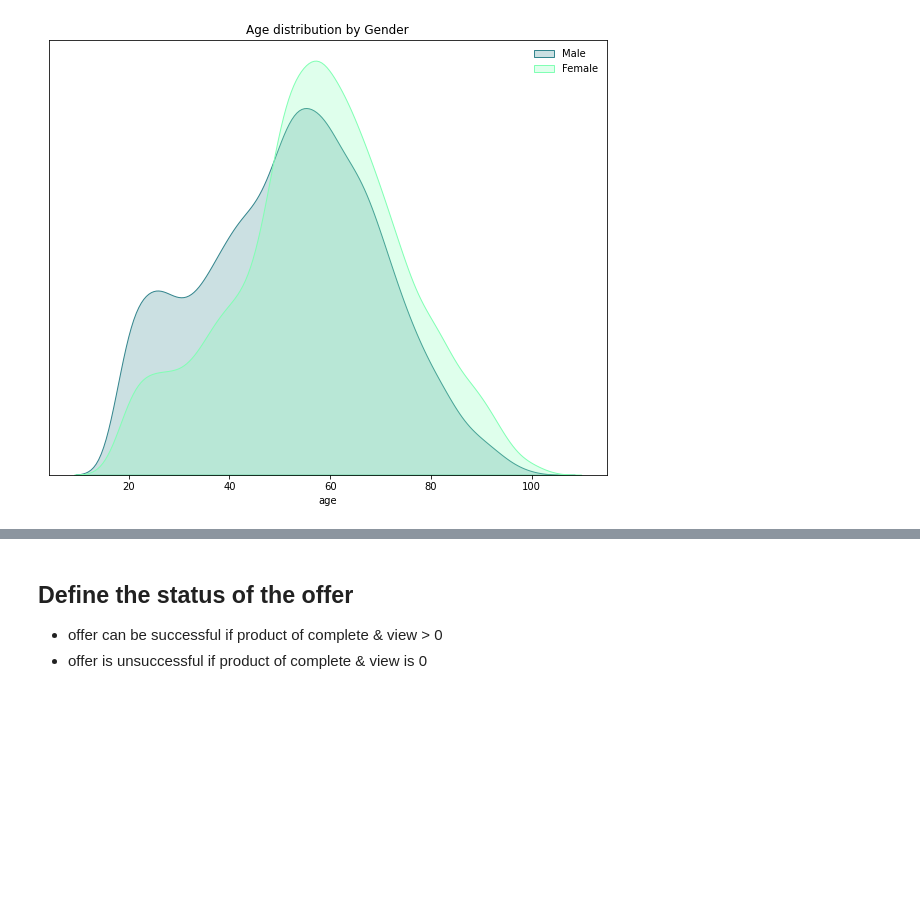
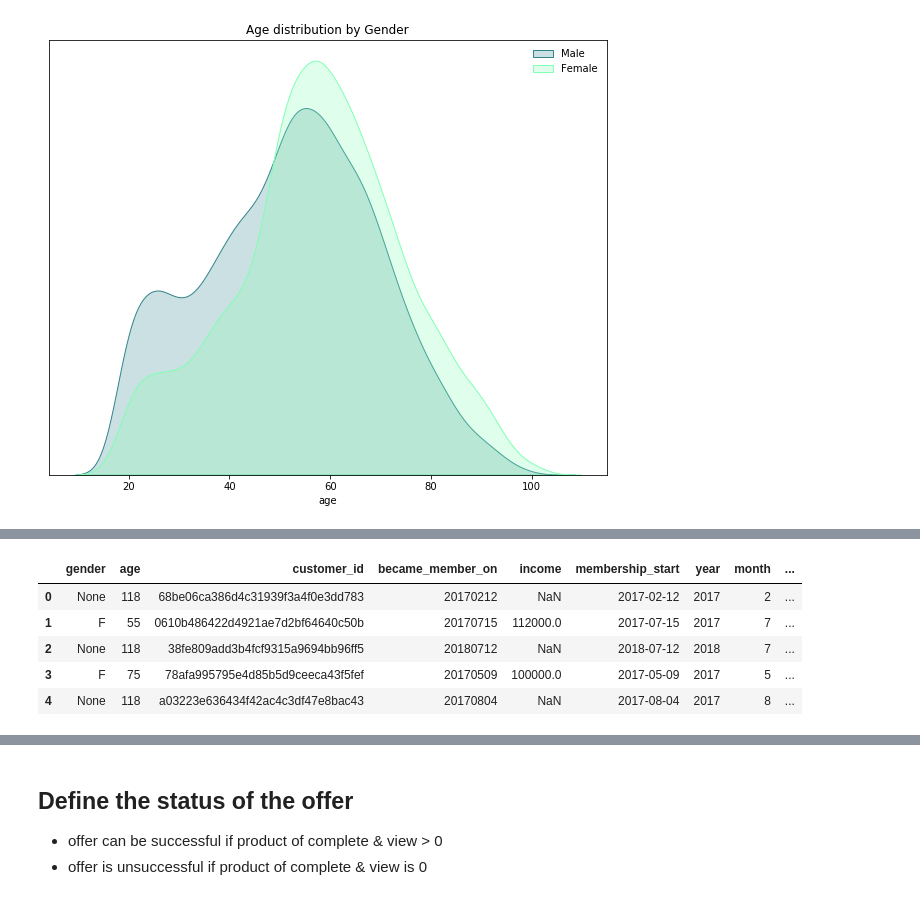
Before and after one commit to OliviaNabbosa89/Starbucks_capstone_project, a Jupyter notebook: Starbucks_Capstone_notebook.ipynb, the cells around one changed output, grey strips where cells are left out. Saved outputs shown, nothing was run; the diff lists cells and outputs as text; code cells hidden in the pictures; blank space fills up the shorter version.

```diff
--- a/Starbucks_Capstone_notebook.ipynb
+++ b/Starbucks_Capstone_notebook.ipynb
@@ -403,3 +409,12 @@ portfolio_df
+# %%
+profile.head()
+# %% [output]
+|  | gender | age | customer_id | became_member_on | income | membership_start | year | month | ... |
+| 0 | None | 118 | 68be06ca386d4c31939f3a4f0e3dd783 | 20170212 | NaN | 2017-02-12 | 2017 | 2 | ... |
+| 1 | F | 55 | 0610b486422d4921ae7d2bf64640c50b | 20170715 | 112000.0 | 2017-07-15 | 2017 | 7 | ... |
+| 2 | None | 118 | 38fe809add3b4fcf9315a9694bb96ff5 | 20180712 | NaN | 2018-07-12 | 2018 | 7 | ... |
+| 3 | F | 75 | 78afa995795e4d85b5d9ceeca43f5fef | 20170509 | 100000.0 | 2017-05-09 | 2017 | 5 | ... |
+| 4 | None | 118 | a03223e636434f42ac4c3df47e8bac43 | 20170804 | NaN | 2017-08-04 | 2017 | 8 | ... |
 # %%
 def preprocess_profile(df=profile):
     '''
```
Also changed, not shown: parts of 69 cells of this notebook.
